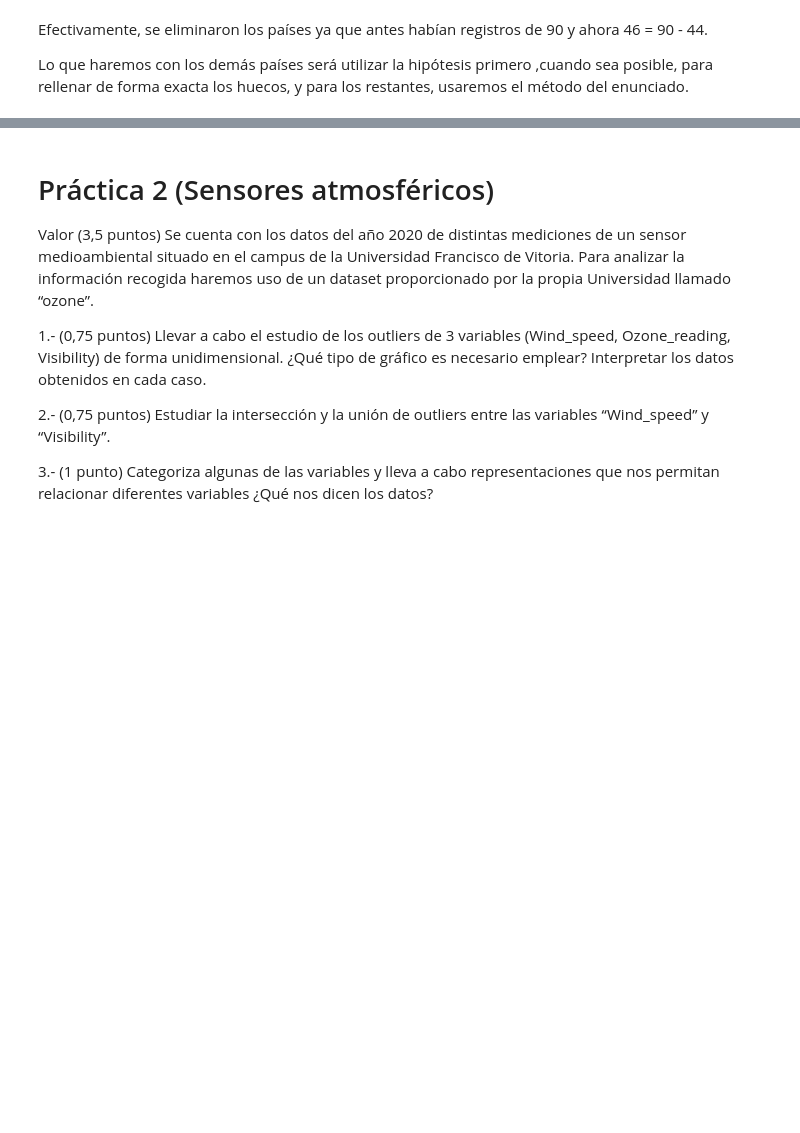
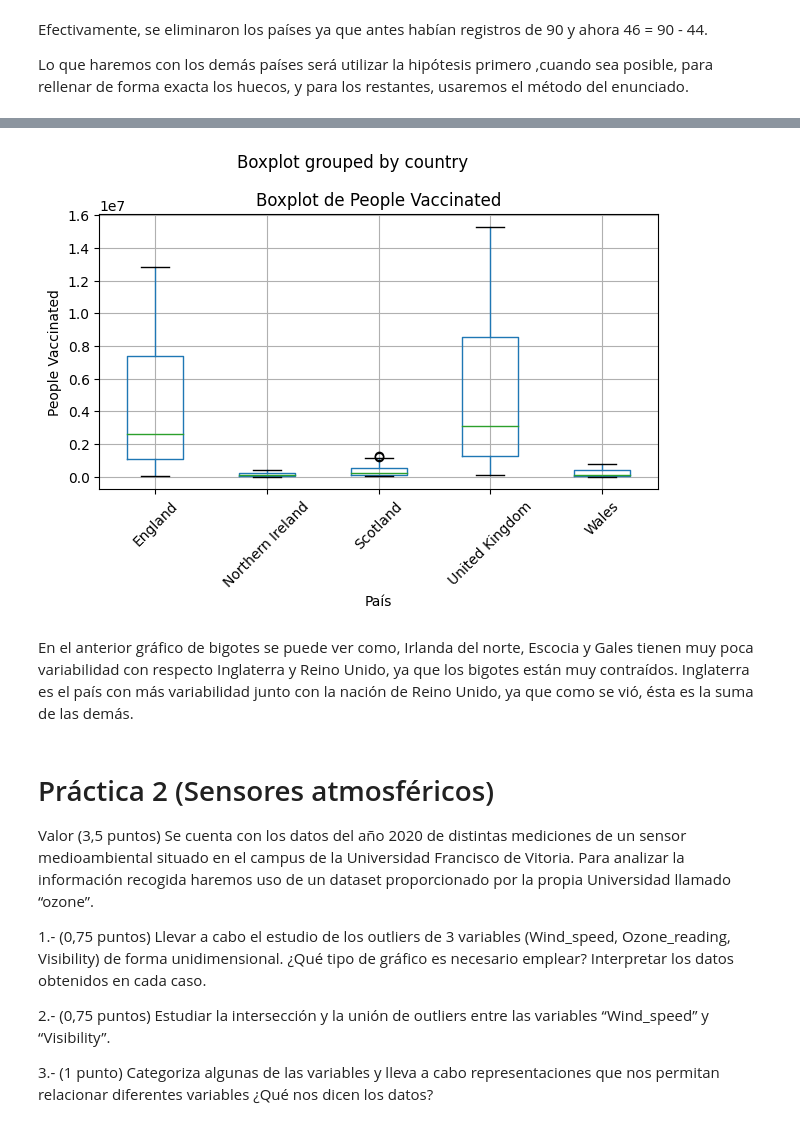
Before and after one commit to 9105507/MINERIA_DE_DATOS_23_24, a Jupyter notebook: LAB01_Preprocesamiento_y_visualización.ipynb, the cells around one changed output, grey strips where cells are left out. Drawn from its saved outputs; the diff is of its cells as text; code cells hidden in the pictures; blank space fills up the shorter version.

```diff
--- a/LAB01_Preprocesamiento_y_visualización.ipynb
+++ b/LAB01_Preprocesamiento_y_visualización.ipynb
@@ -324,3 +496,21 @@ De aquellos 5 países que han vacunado más días en total compara su evolución
+# %%
+# Filtrar el DataFrame para incluir solo los datos de los cinco países.
+df_filtrado = data1[data1['country'].isin(top5.index)]
+
+# Crear el gráfico de bigotes.
+df_filtrado.boxplot(column='people_vaccinated', by='country')
+plt.title('Boxplot de People Vaccinated')
+plt.xlabel('País')
+plt.ylabel('People Vaccinated')
+plt.xticks(rotation=45)
+plt.grid(True)
+# Mostrar el gráfico.
+plt.tight_layout()
+plt.show()
+# %% [output]
+[figure, added]
+# %% [markdown]
+En el anterior gráfico de bigotes se puede ver como, Irlanda del norte, Escocia y Gales tienen muy poca variabilidad con respecto Inglaterra y Reino Unido, ya que los bigotes están muy contraídos. Inglaterra es el país con más variabilidad junto con la nación de Reino Unido, ya que como se vió, ésta es la suma de las demás.
 # %% [markdown]
 # Práctica 2 (Sensores atmosféricos)
 
```
Also changed, not shown: parts of 33 cells of this notebook.
